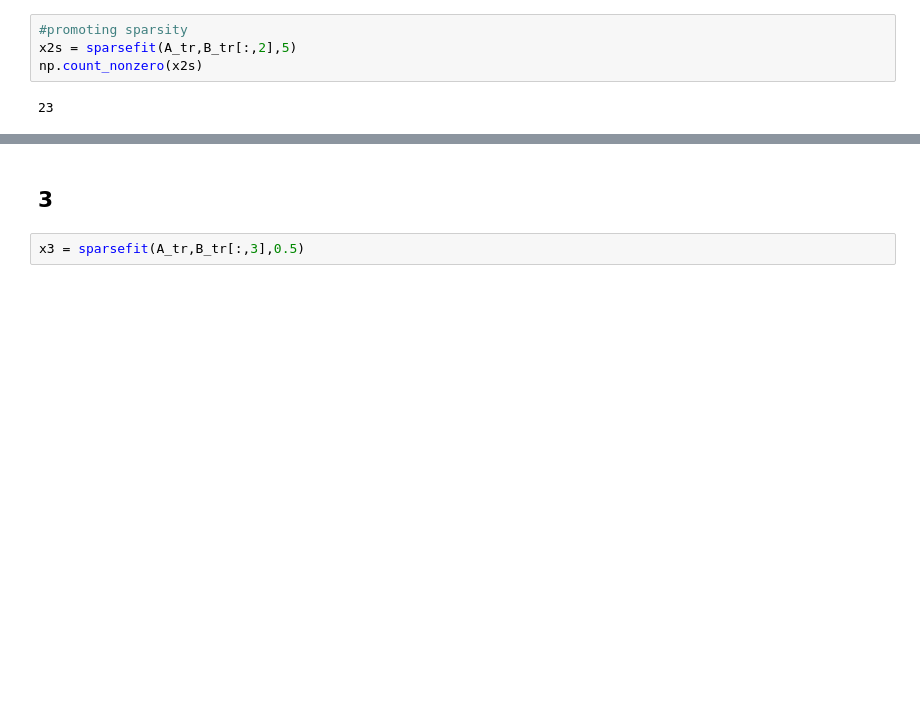
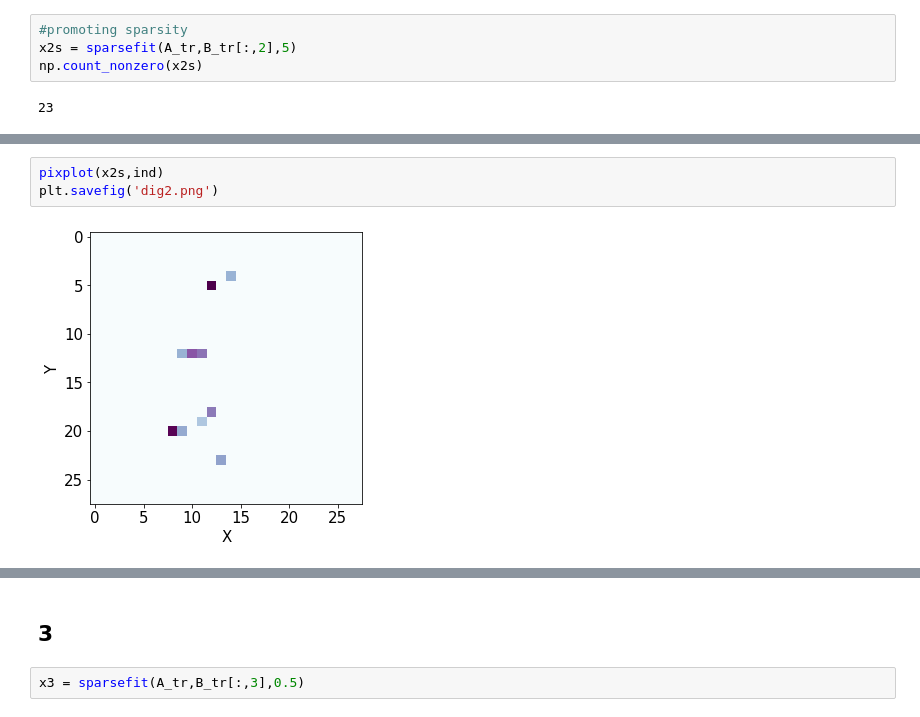
Before and after one commit to chrismhl/AMATH563, a Jupyter notebook: Homework1/AMATH563_Homework1_Code.ipynb, the cells around one changed output, grey strips where cells are left out. Saved outputs shown, nothing was run; the diff lists cells and outputs as text; blank space fills up the shorter version.

```diff
--- a/Homework1/AMATH563_Homework1_Code.ipynb
+++ b/Homework1/AMATH563_Homework1_Code.ipynb
@@ -518,3 +536,8 @@ print(ind)
+# %%
+pixplot(x2s,ind)
+plt.savefig('dig2.png')
+# %% [output]
+[figure, added]
 # %%
 x2sd = np.linalg.pinv(A_tr5)@B_tr[:,2]
 testdig(A_tt5,x2sd,B_tt[:,2])
```
Also changed, not shown: parts of 36 cells of this notebook.
